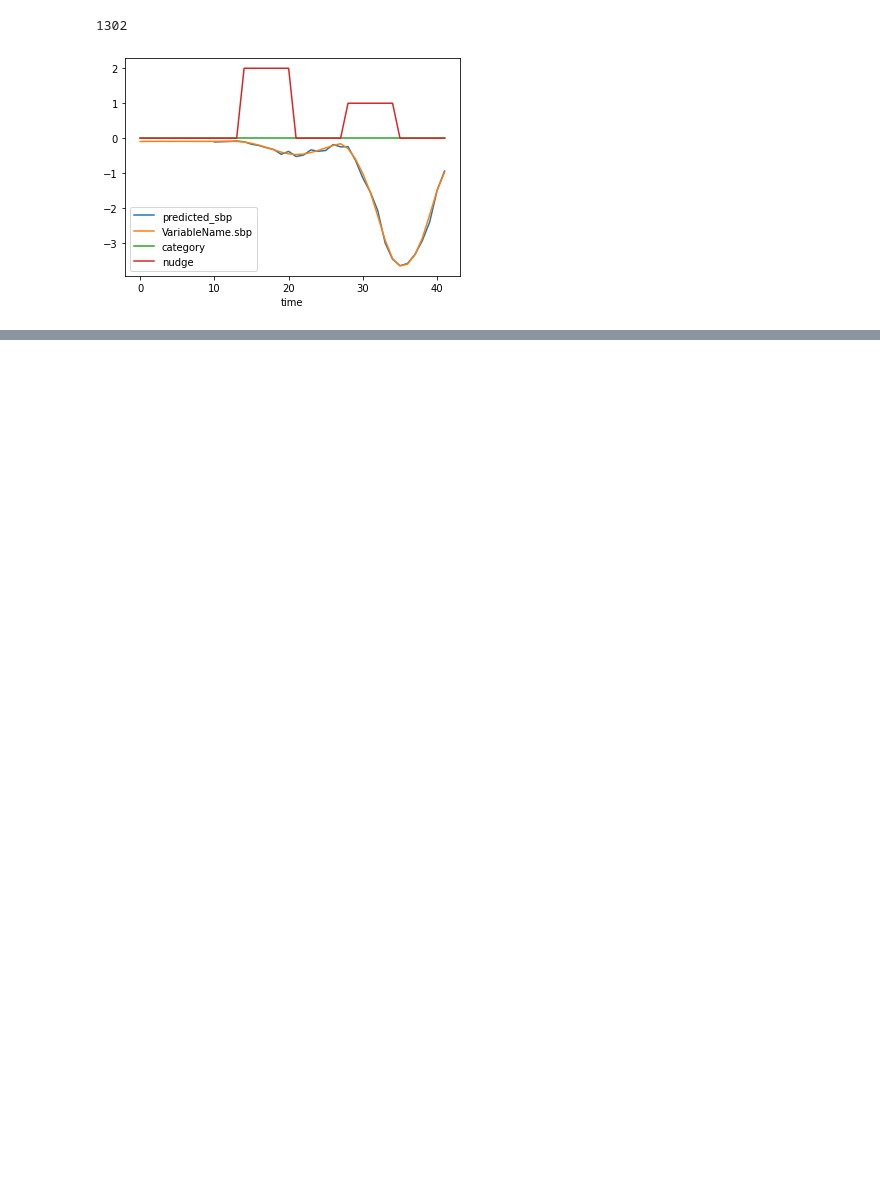
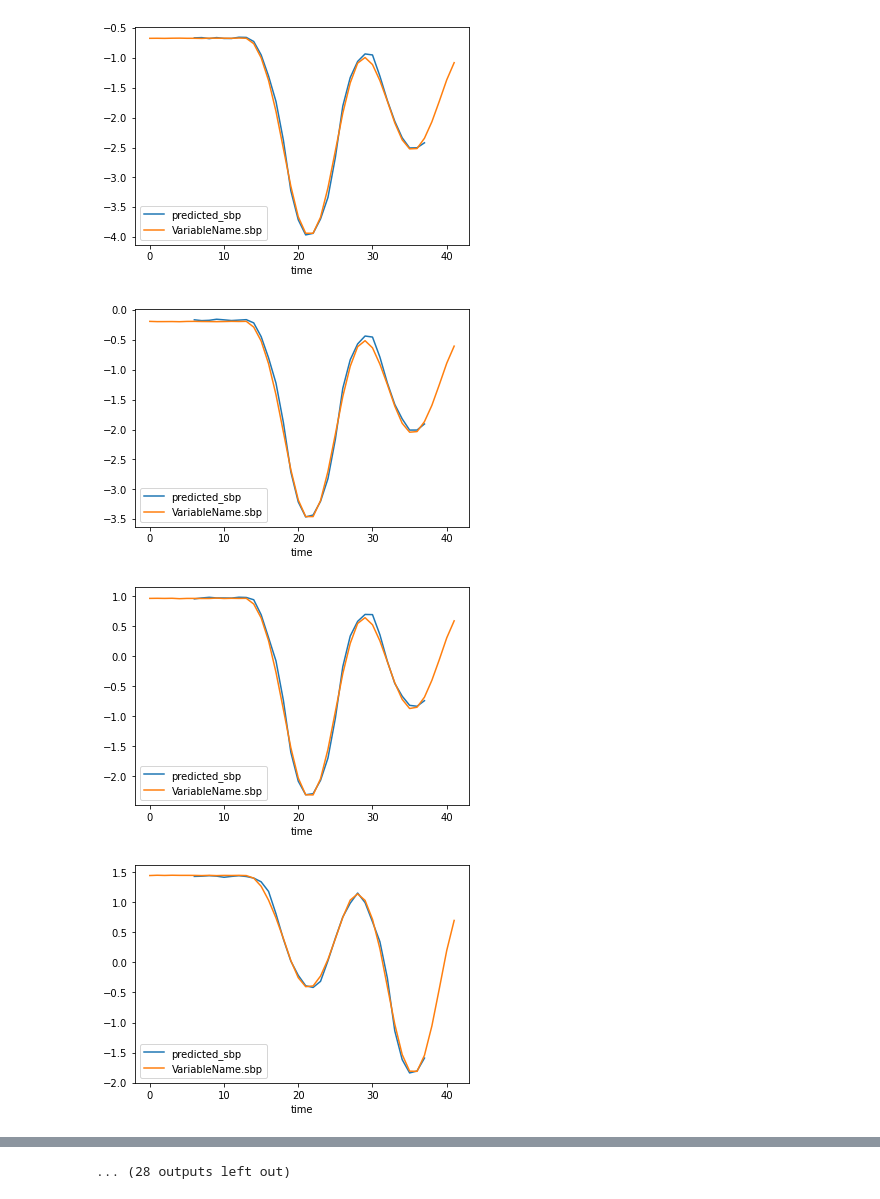
Before and after one commit to pranayreddys/PALS, a Jupyter notebook: notebooks/modelling_test.ipynb, the cells around one changed output, grey strips where cells are left out. Cells and saved outputs as stored; diff of their text form; code cells hidden in the pictures; blank space fills up the shorter version.

```diff
--- a/notebooks/modelling_test.ipynb
+++ b/notebooks/modelling_test.ipynb
@@ -1,32 +1,29 @@
-# %%
-(df['category']==1).sum()
-# %% [output]
-1302
 # %%
 %load_ext autoreload
 %autoreload 2
 # %%
 """This notebook is meant as a simple visualization tool for visualizing time series predictions. Change the path
 of the read_csv command below to read predictions of the TimeSeries model, and visualize the same.
 """
 import pandas as pd
 from matplotlib import pyplot
 import numpy as np
 pd.options.mode.chained_assignment = None
 df = pd.read_csv("../misc/tp.csv")
 df.sort_values('time', inplace=True, ignore_index=True)
 variable_list = ['sbp']
 for var in variable_list:
     df['predicted_' + var] = np.NaN
 context_window = 6
-forecast_horizon_num = 5
+forecast_horizon_num = 1
 for user_id, df_temp2 in df.groupby('user_id'):
-    if df_temp2['category'].iloc[0]==0:
-        df_temp = df_temp2.copy()
-        for var in variable_list:
-            df_temp['predicted_' + var].iloc[(context_window-1+forecast_horizon_num):] = df_temp['VariableName.' + var + '_horizon_'+str(forecast_horizon_num)+'_predict'].iloc[:-(context_window-1+forecast_horizon_num)]
-            df_temp['time'] = np.array(list(range(df_temp.shape[0])))
-            df_temp[['time', 'predicted_' + var, 'VariableName.' + var, 'category', 'nudge']].plot(x='time')
-        break
+    df_temp = df_temp2.copy()
+    for var in variable_list:
+        df_temp['predicted_' + var].iloc[(context_window-1+forecast_horizon_num):] = df_temp['VariableName.' + var + '_horizon_'+str(forecast_horizon_num)+'_predict'].iloc[:-(context_window-1+forecast_horizon_num)]
+        df_temp['time'] = np.array(list(range(df_temp.shape[0])))
+        df_temp[['time', 'predicted_' + var, 'VariableName.' + var]].plot(x='time')
 # %% [output]
-[figure, old version]
+[figure, new version]
+[figure, added]
+[figure, added]
+[figure, added]
@@ -32,0 +38 @@ for user_id, df_temp2 in df.groupby('user_id'):
+... (28 outputs left out)
```
Also changed, not shown: parts of 1 cell of this notebook, 2 other files.
